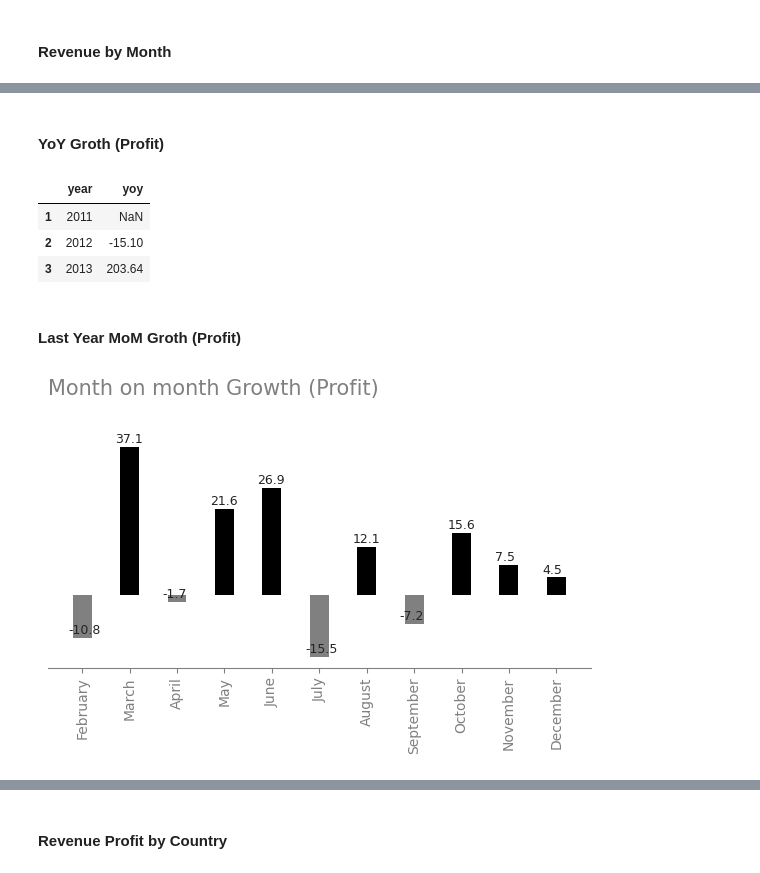
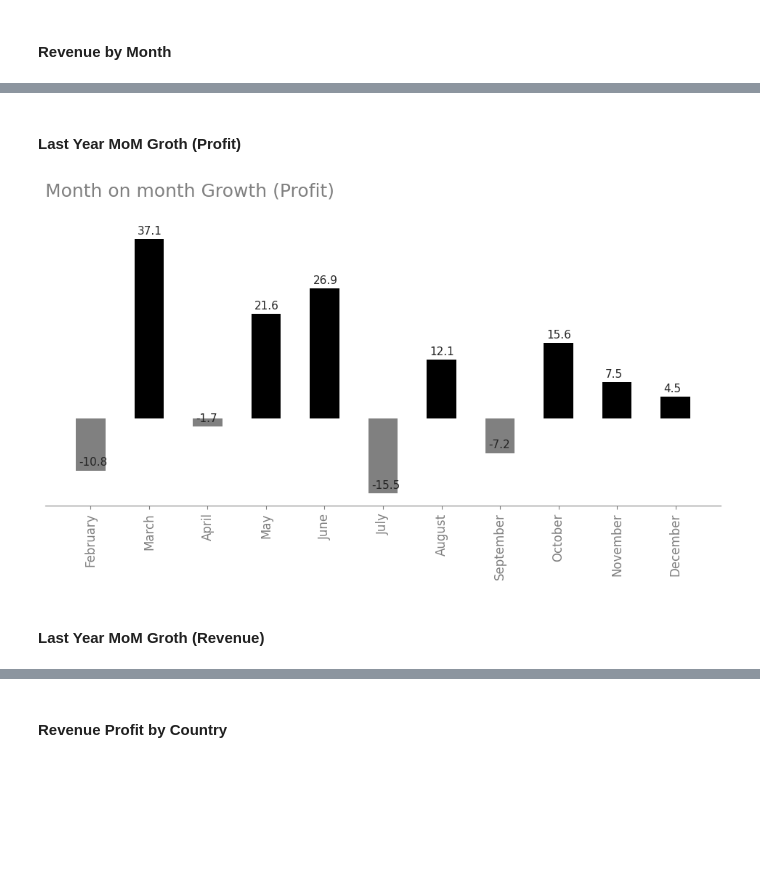
Before and after one commit to NishantSingh359/Sales_Analytics, a Jupyter notebook: notebooks/02_sales_trends.ipynb, the cells around one changed output, grey strips where cells are left out. Saved outputs shown, nothing was run; the diff lists cells and outputs as text; code cells hidden in the pictures; blank space fills up the shorter version.

```diff
--- a/notebooks/02_sales_trends.ipynb
+++ b/notebooks/02_sales_trends.ipynb
@@ -129,23 +109,17 @@ vs.ColumnPlotLabel(
-# %% [markdown]
-#### YoY Groth (Profit)
-# %%
-skpi.yoy_growth_p()
-# %% [output]
-|  | year | yoy |
-| 1 | 2011 | NaN |
-| 2 | 2012 | -15.10 |
-| 3 | 2013 | 203.64 |
 # %% [markdown]
 #### Last Year MoM Groth (Profit)
 # %%
 df = skpi.last_year_mom_growth_p()
 
 vs.ColumnPlotLabel(
-    x=df['month_name'],
-    y1=df['mom'],
-    y2=.3,
-    y3= 1,
-    title='Month on month Growth (Profit)',
-    fsize=(7,3)).decoration()
+    x=df["month_name"],
+    y1=df["mom"],
+    y2=0.2,
+    y3=1,
+    title="Month on month Growth (Profit)",
+    fsize=(12, 5),
+).decoration()
 # %% [output]
-[figure, old version]
+[figure, new version]
+# %% [markdown]
+#### Last Year MoM Groth (Revenue)
```
Also changed, not shown: parts of 17 cells of this notebook.
